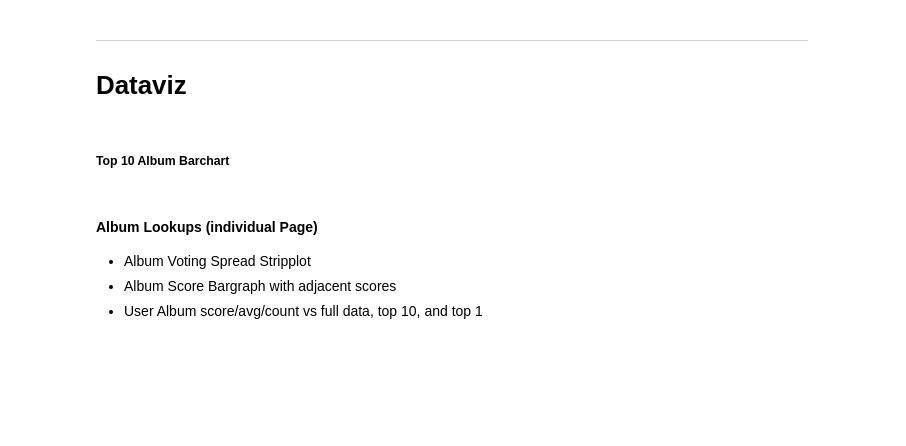
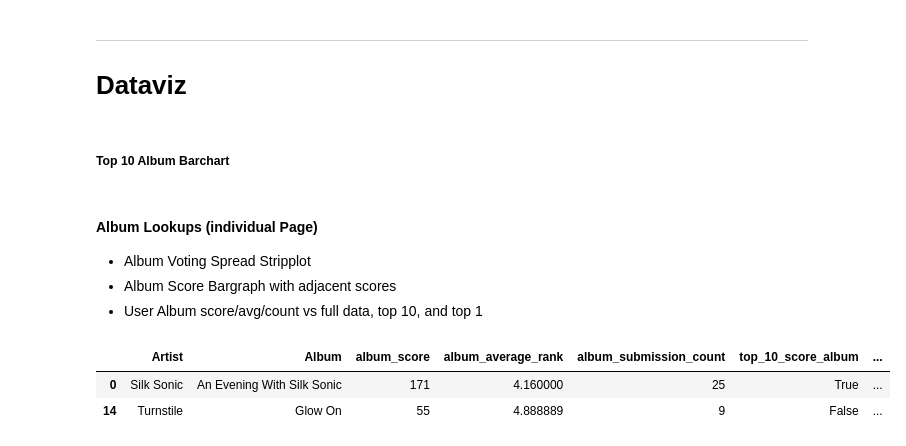
Before and after one commit to gavingro/your-favourite-albums-2021, a Jupyter notebook: eda.ipynb, the cells around one changed output. Cells and saved outputs as stored; diff of their text form; code cells hidden in the pictures; blank space fills up the shorter version.

```diff
--- a/eda.ipynb
+++ b/eda.ipynb
@@ -387,0 +419,29 @@ figure.update_layout(hovermode="closest", showlegend=False, xaxis_categoryorder
+# %%
+AOTY_by_album
+
+user_and_top_album = AOTY_by_album.loc[
+    (AOTY_by_album["Album"] == USER_ALBUM)
+    | (AOTY_by_album["album_score"] == AOTY_by_album["album_score"].max())
+]
+
+album_summary = pd.DataFrame(AOTY_by_album.mean()).transpose()
+top_10_album_summary = pd.DataFrame(top_10_albums.mean()).transpose()
+
+top_10_album_summary["Album"] = "Top 10 Average"
+album_summary["Album"] = "Overall Average"
+
+top_10_album_summary["Artist"] = "Various"
+album_summary["Artist"] = "Various"
+
+# compare_df = pd.concat([user_and_top_album, top_10_album_summary, album_summary])
+compare_df = user_and_top_album
+
+compare_df["user_album"] = compare_df["Album"].apply(
+    lambda album: True if album == USER_ALBUM else False
+)
+
+compare_df
+# %% [output]
+|  | Artist | Album | album_score | album_average_rank | album_submission_count | top_10_score_album | ... |
+| 0 | Silk Sonic | An Evening With Silk Sonic | 171 | 4.160000 | 25 | True | ... |
+| 14 | Turnstile | Glow On | 55 | 4.888889 | 9 | False | ... |
```
Also changed, not shown: parts of 6 cells of this notebook.
